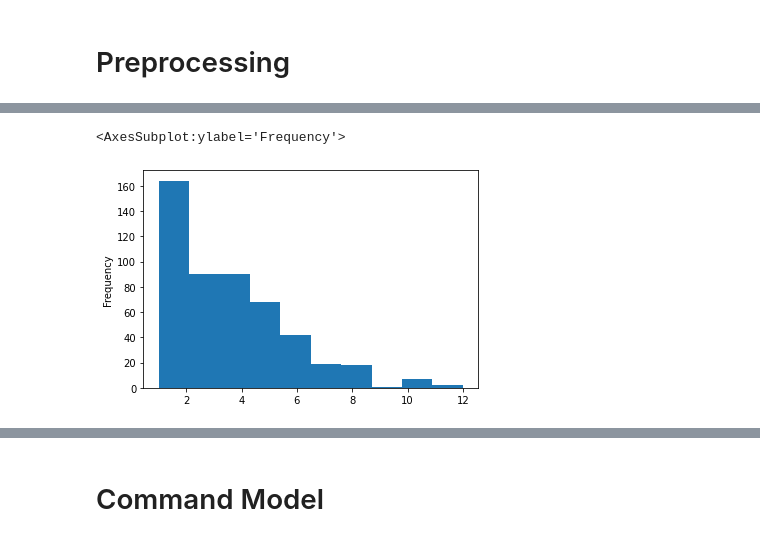
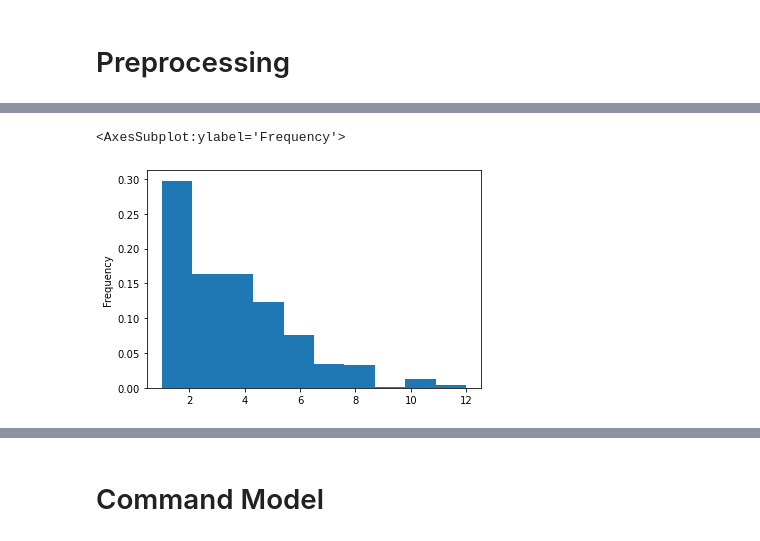
Before and after one commit to urigoren/recipe_parsing, a Jupyter notebook: notebooks/ClassifierChainBert.ipynb, the cells around one changed output, grey strips where cells are left out. Drawn from its saved outputs; the diff is of its cells as text; code cells hidden in the pictures.

```diff
--- a/notebooks/ClassifierChainBert.ipynb
+++ b/notebooks/ClassifierChainBert.ipynb
@@ -71,7 +73,8 @@ def triplet_split(s):
     return ret
 df = pd.read_csv("seq2seq_4335716.csv")
 df["triplet_n"] = df["output_seq"].str.split().str.len()//3
-df["triplet_seq"] = df["output_seq"].apply(triplet_split)
+df["triplet_lst"] = df["output_seq"].apply(triplet_split)
+df["triplet_first"] = df["triplet_lst"].apply(lambda x:x[0])
 
 df.sample(10)
 # %% [output]
@@ -89,8 +92,8 @@ df.sample(10)
 # %%
-df["triplet_n"].plot.hist()
+df["triplet_n"].plot.hist(density=True)
 # %% [output]
 <AxesSubplot:ylabel='Frequency'>
-[figure, old version]
+[figure, new version]
 # %%
 sentence_idx = list(df.index)
 random.shuffle(sentence_idx)
```
Also changed, not shown: parts of 29 cells of this notebook.
